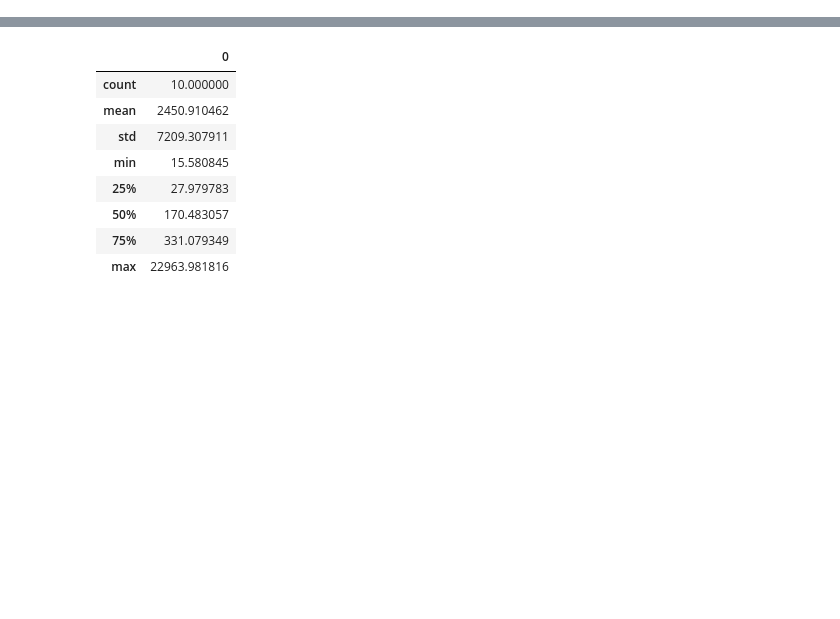
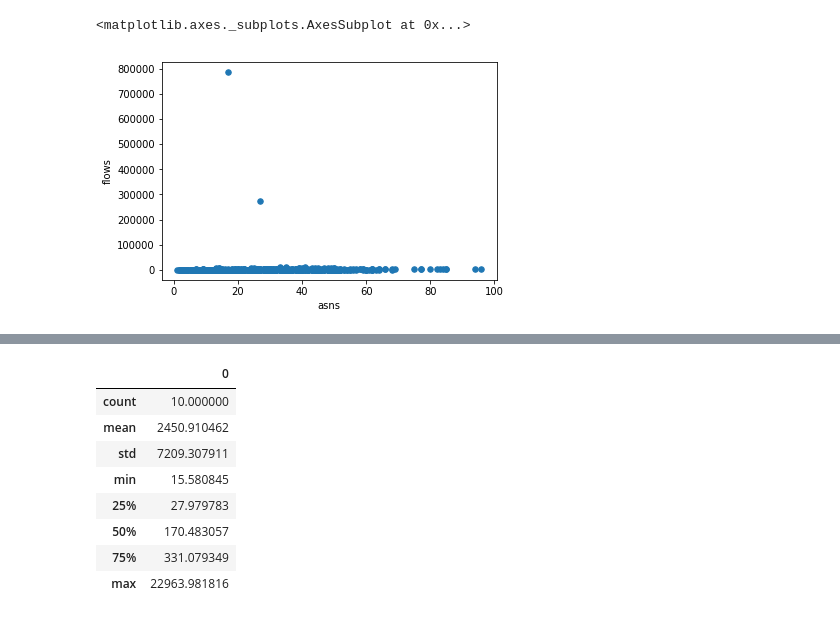
Before and after one commit to fargetan/ASO_100, a Jupyter notebook: Discovery Analytics PE.ipynb, the cells around one changed output, grey strips where cells are left out. Saved outputs shown, nothing was run; the diff lists cells and outputs as text; code cells hidden in the pictures; blank space fills up the shorter version.

```diff
--- a/Discovery Analytics PE.ipynb
+++ b/Discovery Analytics PE.ipynb
@@ -25,0 +210,3 @@ dta
+# %%
+asns = dta.groupby(['date', 'l_ipn']).r_asn.describe()['unique']
+asns
@@ -25,0 +231,3 @@ dta
+# %%
+flows = dta.groupby(['date', 'l_ipn']).f.sum()
+flows
@@ -25,0 +252,3 @@ dta
+# %%
+newf = df({'asns':asns, 'flows':flows}, index=flows.index)
+newf
@@ -25,0 +274,5 @@ dta
+# %%
+newf.plot.scatter('asns', 'flows', s=30)
+# %% [output]
+<matplotlib.axes._subplots.AxesSubplot at 0x...>
+[figure, added]
```
Also changed, not shown: parts of 28 cells of this notebook.
